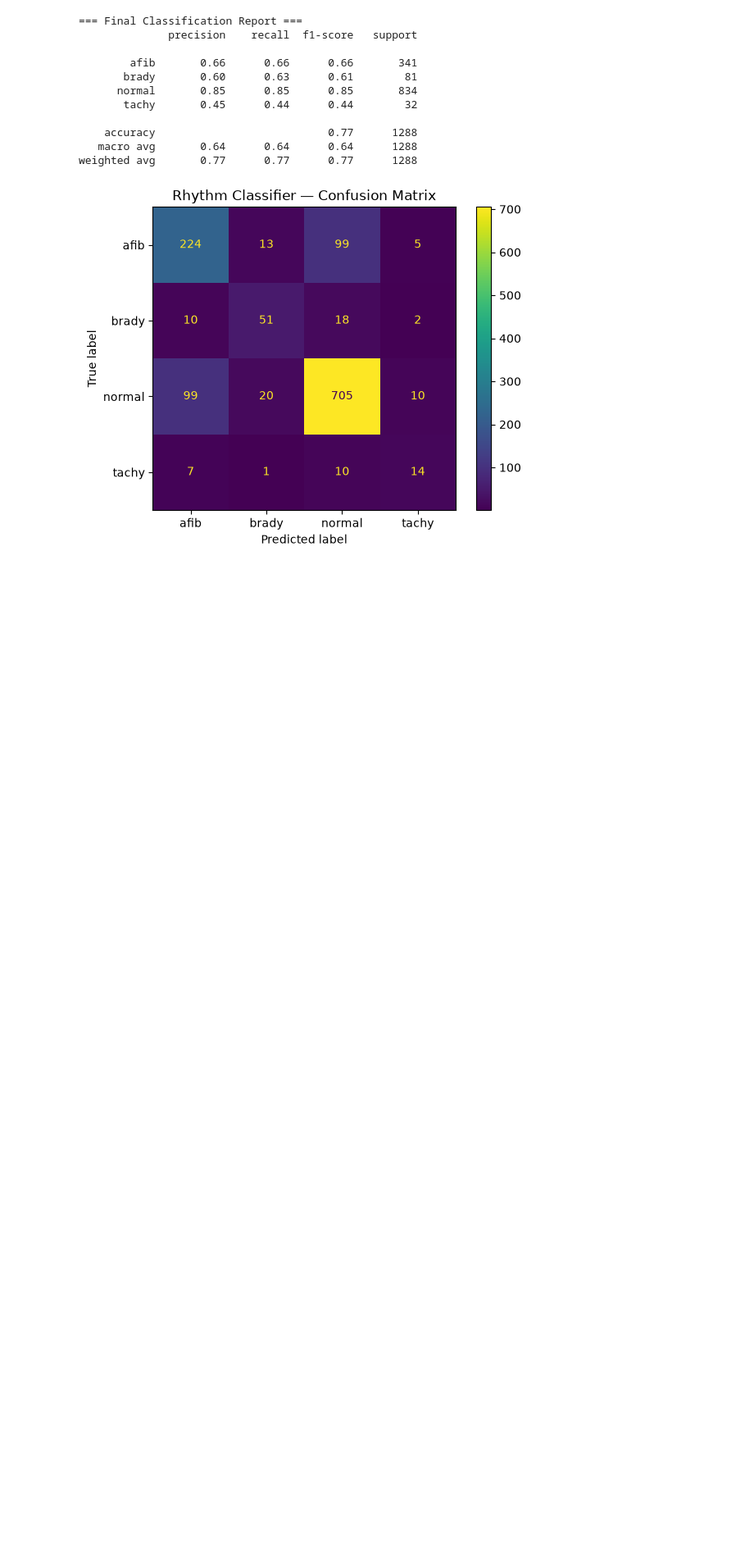
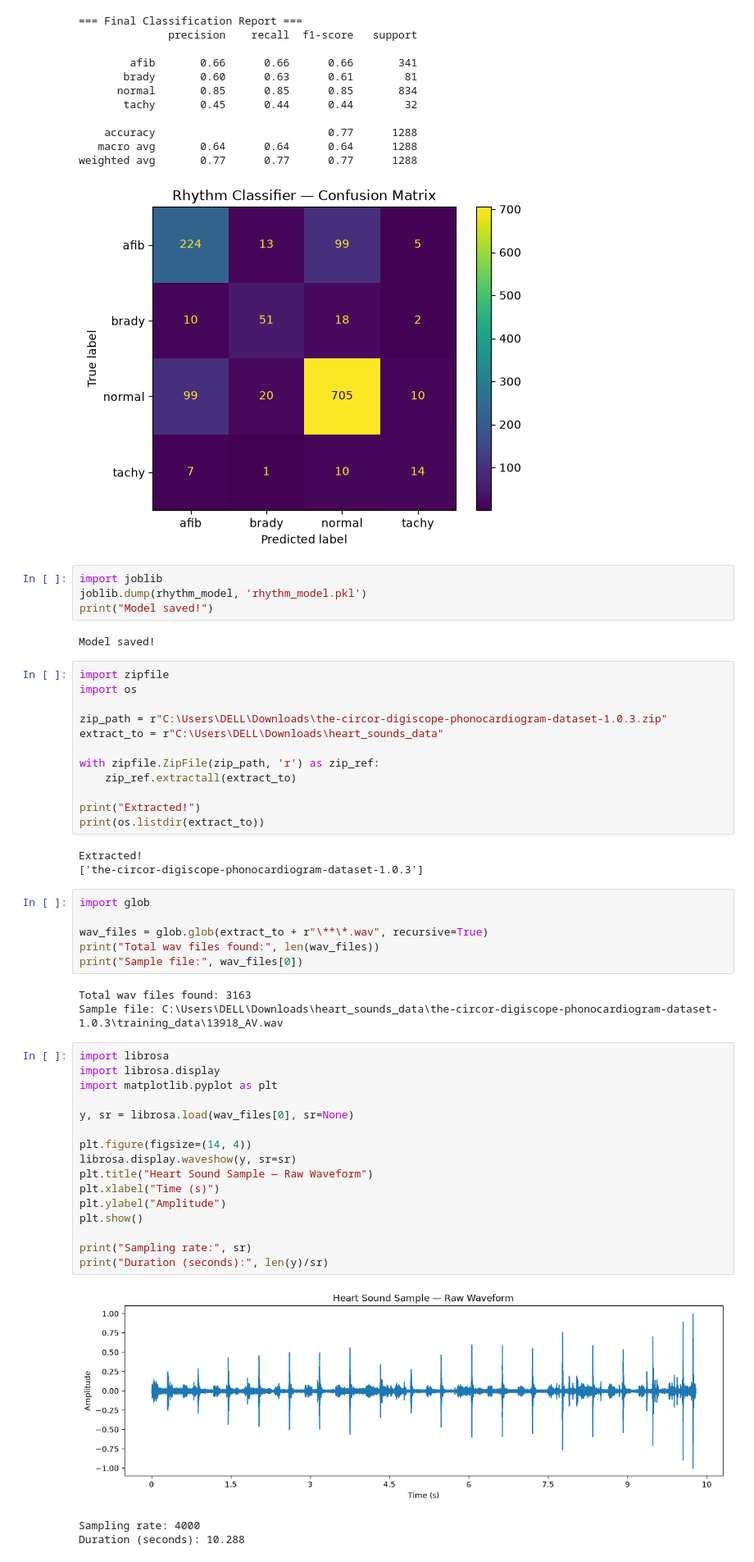
Before and after one commit to Maryam19122005/Cardio_Core, a Jupyter notebook: ai/notebooks/explore.ipynb, the cells around one changed output. Shown at 82% size. Saved outputs shown, nothing was run; the diff lists cells and outputs as text; blank space fills up the shorter version.

```diff
--- a/ai/notebooks/explore.ipynb
+++ b/ai/notebooks/explore.ipynb
@@ -403,3 +403,53 @@ def classify_rhythm(feat):
    macro avg       0.64      0.64      0.64      1288
 weighted avg       0.77      0.77      0.77      1288
 [figure]
+# %%
+import joblib
+joblib.dump(rhythm_model, 'rhythm_model.pkl')
+print("Model saved!")
+# %% [output]
+Model saved!
+# %%
+import zipfile
+import os
+
+zip_path = r"C:\Users\DELL\Downloads\the-circor-digiscope-phonocardiogram-dataset-1.0.3.zip"
+extract_to = r"C:\Users\DELL\Downloads\heart_sounds_data"
+
+with zipfile.ZipFile(zip_path, 'r') as zip_ref:
+    zip_ref.extractall(extract_to)
+
+print("Extracted!")
+print(os.listdir(extract_to))
+# %% [output]
+Extracted!
+['the-circor-digiscope-phonocardiogram-dataset-1.0.3']
+# %%
+import glob
+
+wav_files = glob.glob(extract_to + r"\**\*.wav", recursive=True)
+print("Total wav files found:", len(wav_files))
+print("Sample file:", wav_files[0])
+# %% [output]
+Total wav files found: 3163
+Sample file: C:\Users\DELL\Downloads\heart_sounds_data\the-circor-digiscope-phonocardiogram-dataset-1.0.3\training_data\13918_AV.wav
+# %%
+import librosa
+import librosa.display
+import matplotlib.pyplot as plt
+
+y, sr = librosa.load(wav_files[0], sr=None)
+
+plt.figure(figsize=(14, 4))
+librosa.display.waveshow(y, sr=sr)
+plt.title("Heart Sound Sample — Raw Waveform")
+plt.xlabel("Time (s)")
+plt.ylabel("Amplitude")
+plt.show()
+
+print("Sampling rate:", sr)
+print("Duration (seconds):", len(y)/sr)
+# %% [output]
+[figure, added]
+Sampling rate: 4000
+Duration (seconds): 10.288
```
Also changed, not shown: parts of 9 cells of this notebook, 2 other files.
